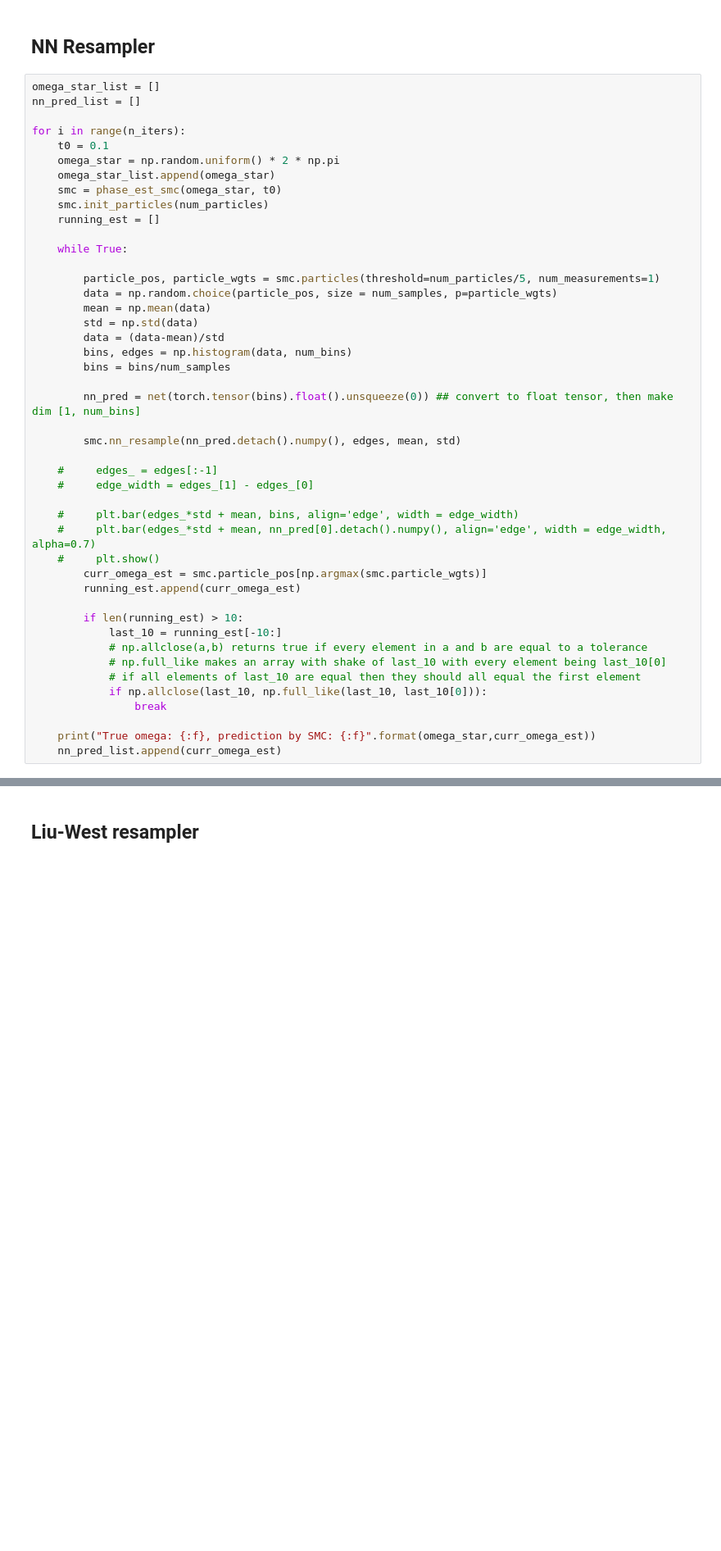
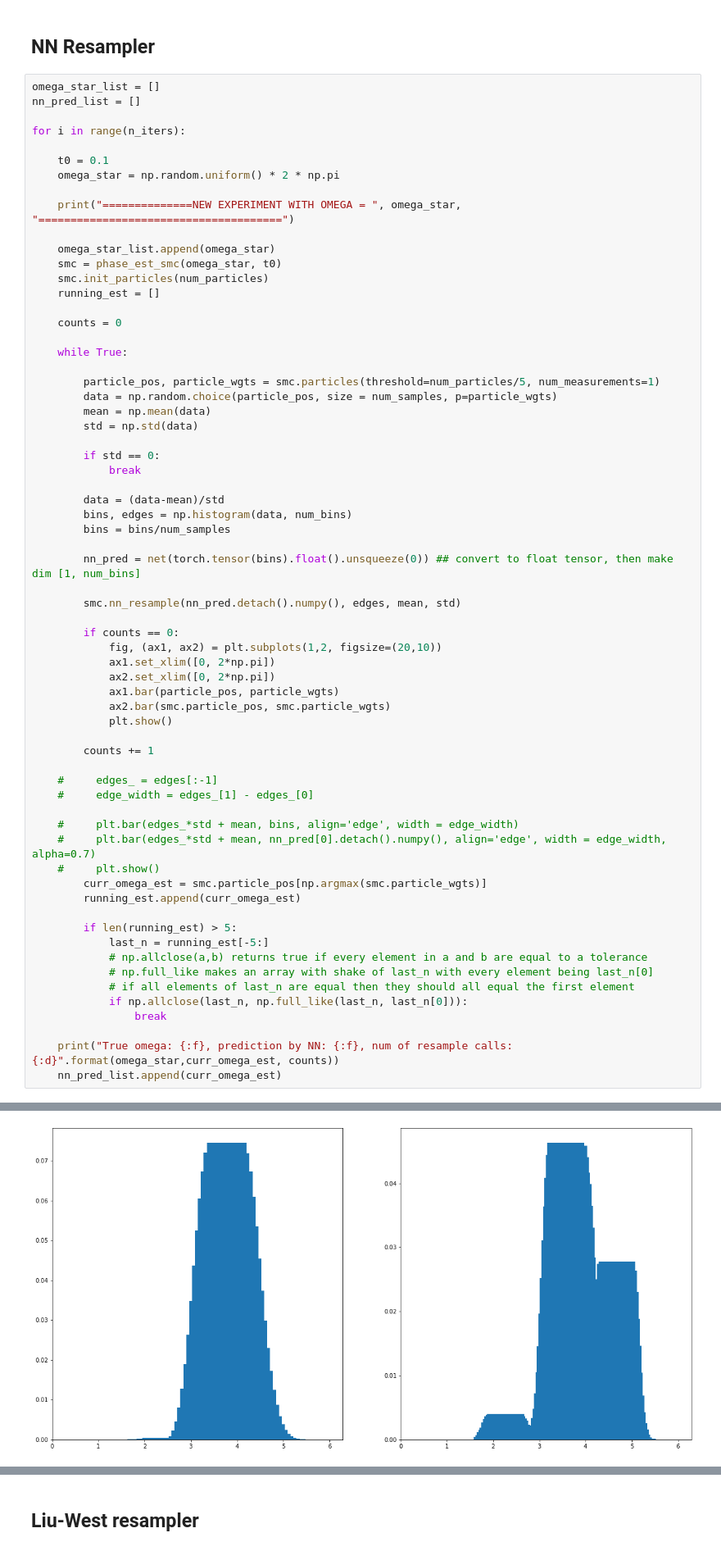
Before and after one commit to ajrheng/smc-nn-resampler, a Jupyter notebook: run-bayesian-phase-est.ipynb, the cells around one changed output, grey strips where cells are left out. Shown at 82% size. Drawn from its saved outputs; the diff is of its cells as text; blank space fills up the shorter version.

```diff
--- a/run-bayesian-phase-est.ipynb
+++ b/run-bayesian-phase-est.ipynb
@@ -47,12 +51,18 @@ omega_star_list = []
 nn_pred_list = []
 
 for i in range(n_iters):
+
     t0 = 0.1
     omega_star = np.random.uniform() * 2 * np.pi
+
+    print("==============NEW EXPERIMENT WITH OMEGA = ", omega_star, "======================================")
+
     omega_star_list.append(omega_star)
     smc = phase_est_smc(omega_star, t0)
     smc.init_particles(num_particles)
     running_est = []
+
+    counts = 0
 
     while True:
 
@@ -60,6 +70,10 @@ for i in range(n_iters):
         data = np.random.choice(particle_pos, size = num_samples, p=particle_wgts)
         mean = np.mean(data)
         std = np.std(data)
+
+        if std == 0:
+            break
+
         data = (data-mean)/std
         bins, edges = np.histogram(data, num_bins)
         bins = bins/num_samples
@@ -67,6 +81,16 @@ for i in range(n_iters):
         nn_pred = net(torch.tensor(bins).float().unsqueeze(0)) ## convert to float tensor, then make dim [1, num_bins]
 
         smc.nn_resample(nn_pred.detach().numpy(), edges, mean, std)
+
+        if counts == 0:
+            fig, (ax1, ax2) = plt.subplots(1,2, figsize=(20,10))
+            ax1.set_xlim([0, 2*np.pi])
+            ax2.set_xlim([0, 2*np.pi])
+            ax1.bar(particle_pos, particle_wgts)
+            ax2.bar(smc.particle_pos, smc.particle_wgts)
+            plt.show()
+
+        counts += 1
 
     #     edges_ = edges[:-1]
     #     edge_width = edges_[1] - edges_[0]
@@ -77,14 +101,14 @@ for i in range(n_iters):
         curr_omega_est = smc.particle_pos[np.argmax(smc.particle_wgts)]
         running_est.append(curr_omega_est)
 
-        if len(running_est) > 10:
-            last_10 = running_est[-10:]
+        if len(running_est) > 5:
+            last_n = running_est[-5:]
             # np.allclose(a,b) returns true if every element in a and b are equal to a tolerance
-            # np.full_like makes an array with shake of last_10 with every element being last_10[0]
-            # if all elements of last_10 are equal then they should all equal the first element
-            if np.allclose(last_10, np.full_like(last_10, last_10[0])):
+            # np.full_like makes an array with shake of last_n with every element being last_n[0]
+            # if all elements of last_n are equal then they should all equal the first element
+            if np.allclose(last_n, np.full_like(last_n, last_n[0])):
                 break
 
-    print("True omega: {:f}, prediction by SMC: {:f}".format(omega_star,curr_omega_est))
+    print("True omega: {:f}, prediction by NN: {:f}, num of resample calls: {:d}".format(omega_star,curr_omega_est, counts))
     nn_pred_list.append(curr_omega_est)
 # %% [output]
@@ -107,0 +116 @@ True omega: 5.995268, prediction by SMC: 5.995268
+[figure, added]
```
Also changed, not shown: parts of 7 cells of this notebook, 2 other files.
